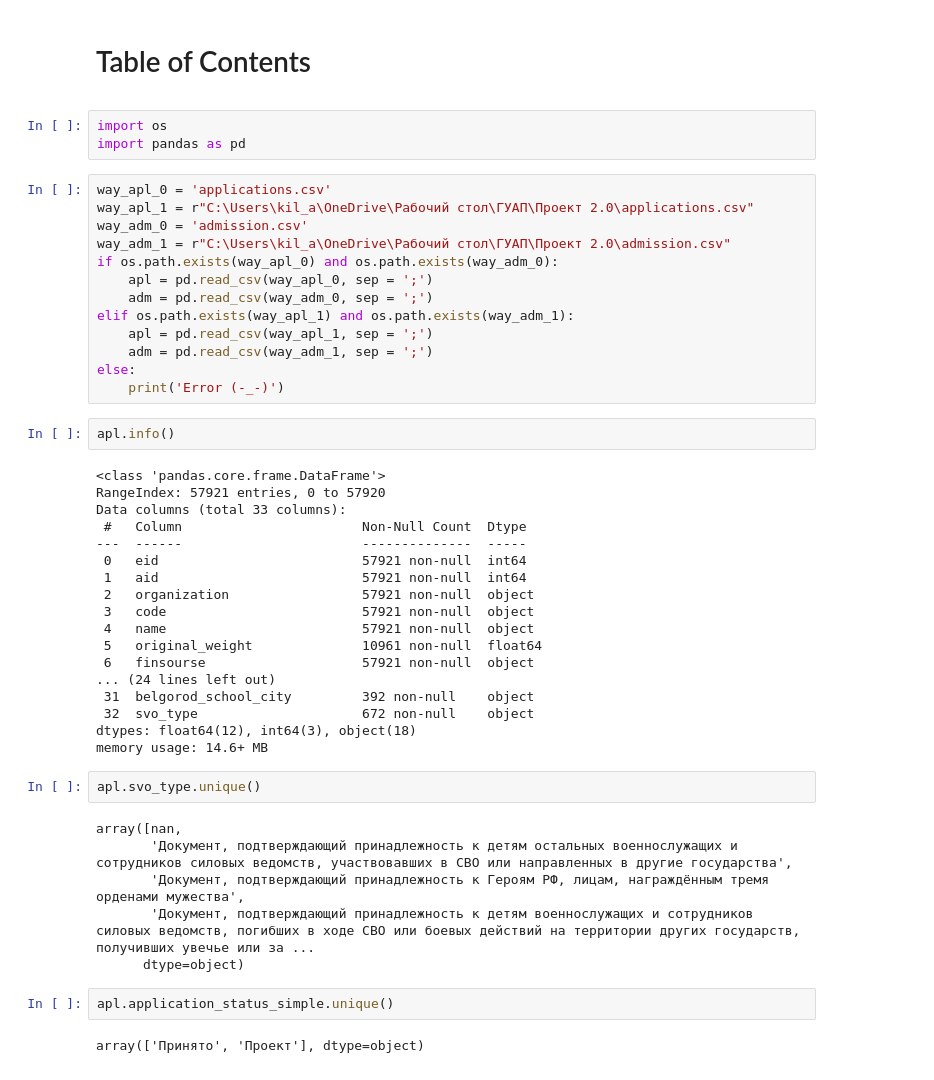
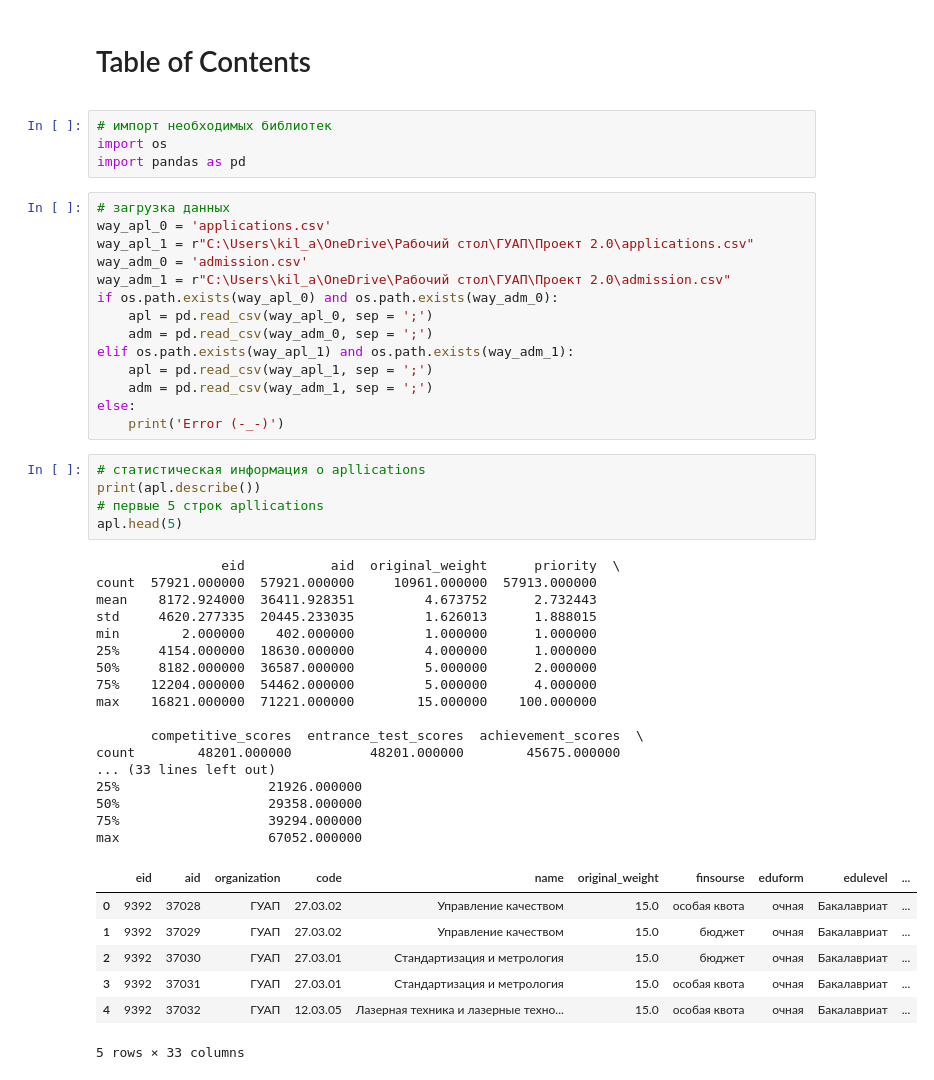
Before and after one commit to KilArtur/budget_places_forecast, a Jupyter notebook: Untitled10.ipynb, the cells around one changed output. Cells and saved outputs as stored; diff of their text form.

```diff
--- a/Untitled10.ipynb
+++ b/Untitled10.ipynb
@@ -2,9 +2,11 @@
 <h1>Table of Contents<span class="tocSkip"></span></h1>
 <div class="toc"><ul class="toc-item"></ul></div>
 # %%
+# импорт необходимых библиотек
 import os
 import pandas as pd
 # %%
+# загрузка данных
 way_apl_0 = 'applications.csv'
 way_apl_1 = r"C:\Users\kil_a\OneDrive\Рабочий стол\ГУАП\Проект 2.0\applications.csv"
 way_adm_0 = 'admission.csv'
@@ -18,35 +20,33 @@ elif os.path.exists(way_apl_1) and os.path.exists(way_adm_1):
 else:
     print('Error (-_-)')
 # %%
-apl.info()
+# статистическая информация о apllications
+print(apl.describe())
+# первые 5 строк apllications
+apl.head(5)
 # %% [output]
-<class 'pandas.core.frame.DataFrame'>
-RangeIndex: 57921 entries, 0 to 57920
-Data columns (total 33 columns):
- #   Column                       Non-Null Count  Dtype
----  ------                       --------------  -----
- 0   eid                          57921 non-null  int64
- 1   aid                          57921 non-null  int64
- 2   organization                 57921 non-null  object
- 3   code                         57921 non-null  object
- 4   name                         57921 non-null  object
- 5   original_weight              10961 non-null  float64
- 6   finsourse                    57921 non-null  object
-... (24 lines left out)
- 31  belgorod_school_city         392 non-null    object
- 32  svo_type                     672 non-null    object
-dtypes: float64(12), int64(3), object(18)
-memory usage: 14.6+ MB
+                eid           aid  original_weight      priority  \
+count  57921.000000  57921.000000     10961.000000  57913.000000
+mean    8172.924000  36411.928351         4.673752      2.732443
+std     4620.277335  20445.233035         1.626013      1.888015
+min        2.000000    402.000000         1.000000      1.000000
+25%     4154.000000  18630.000000         4.000000      1.000000
+50%     8182.000000  36587.000000         5.000000      2.000000
+75%    12204.000000  54462.000000         5.000000      4.000000
+max    16821.000000  71221.000000        15.000000    100.000000
+
+       competitive_scores  entrance_test_scores  achievement_scores  \
+count        48201.000000          48201.000000        45675.000000
+... (33 lines left out)
+25%                   21926.000000
+50%                   29358.000000
+75%                   39294.000000
+max                   67052.000000
+|  | eid | aid | organization | code | name | original_weight | finsourse | eduform | edulevel | ... |
+| 0 | 9392 | 37028 | ГУАП | 27.03.02 | Управление качеством | 15.0 | особая квота | очная | Бакалавриат | ... |
+| 1 | 9392 | 37029 | ГУАП | 27.03.02 | Управление качеством | 15.0 | бюджет | очная | Бакалавриат | ... |
+| 2 | 9392 | 37030 | ГУАП | 27.03.01 | Стандартизация и метрология | 15.0 | бюджет | очная | Бакалавриат | ... |
+| 3 | 9392 | 37031 | ГУАП | 27.03.01 | Стандартизация и метрология | 15.0 | особая квота | очная | Бакалавриат | ... |
+| 4 | 9392 | 37032 | ГУАП | 12.03.05 | Лазерная техника и лазерные техно... | 15.0 | особая квота | очная | Бакалавриат | ... |
+5 rows × 33 columns
-# %%
-apl.svo_type.unique()
-# %% [output]
-array([nan,
-       'Документ, подтверждающий принадлежность к детям остальных военнослужащих и сотрудников силовых ведомств, участвовавших в СВО или направленных в другие государства',
-       'Документ, подтверждающий принадлежность к Героям РФ, лицам, награждённым тремя орденами мужества',
-       'Документ, подтверждающий принадлежность к детям военнослужащих и сотрудников силовых ведомств, погибших в ходе СВО или боевых действий на территории других государств, получивших увечье или за ...
-      dtype=object)
-# %%
-apl.application_status_simple.unique()
-# %% [output]
-array(['Принято', 'Проект'], dtype=object)
 # %%
```
Also changed, not shown: parts of 17 cells of this notebook.
